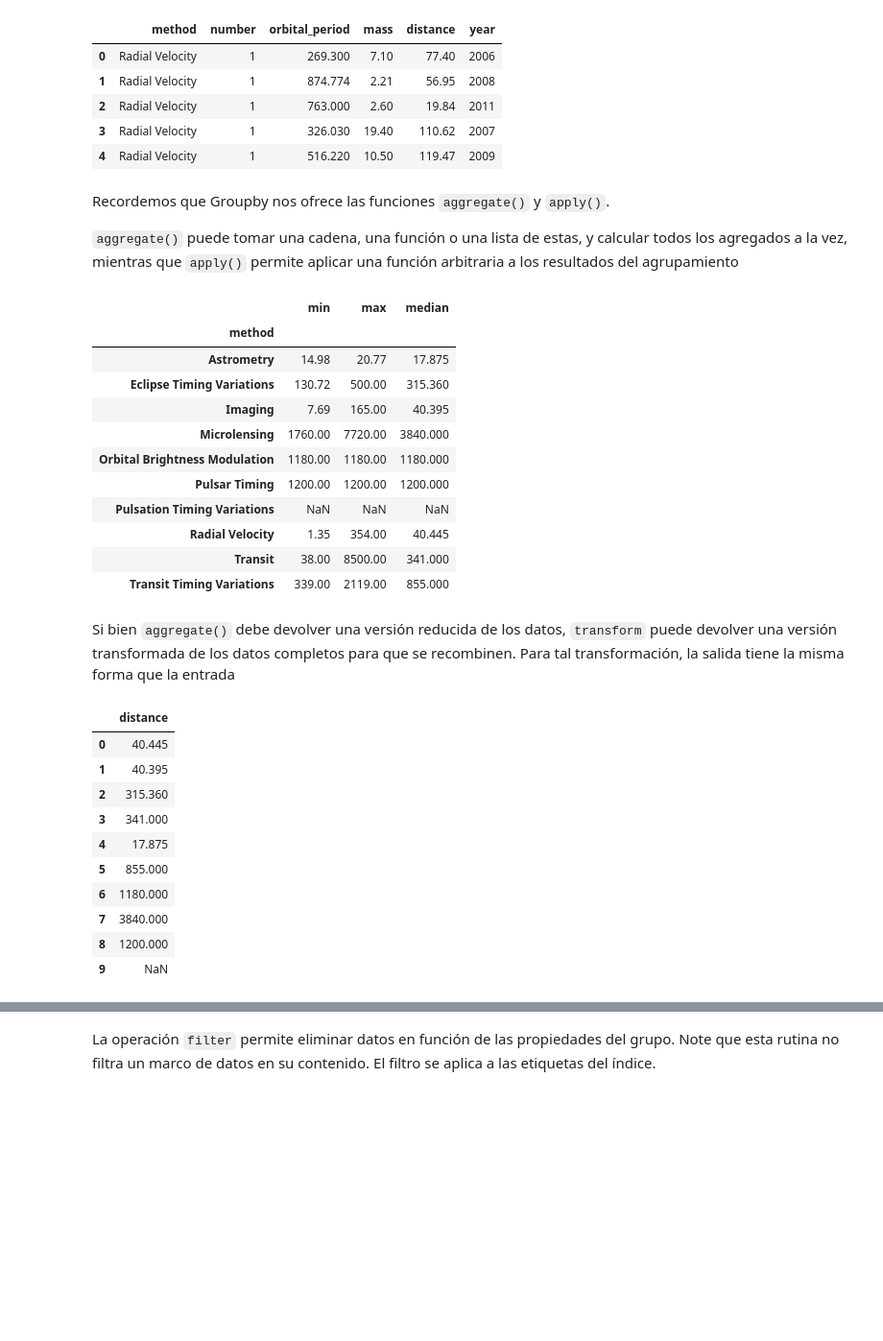
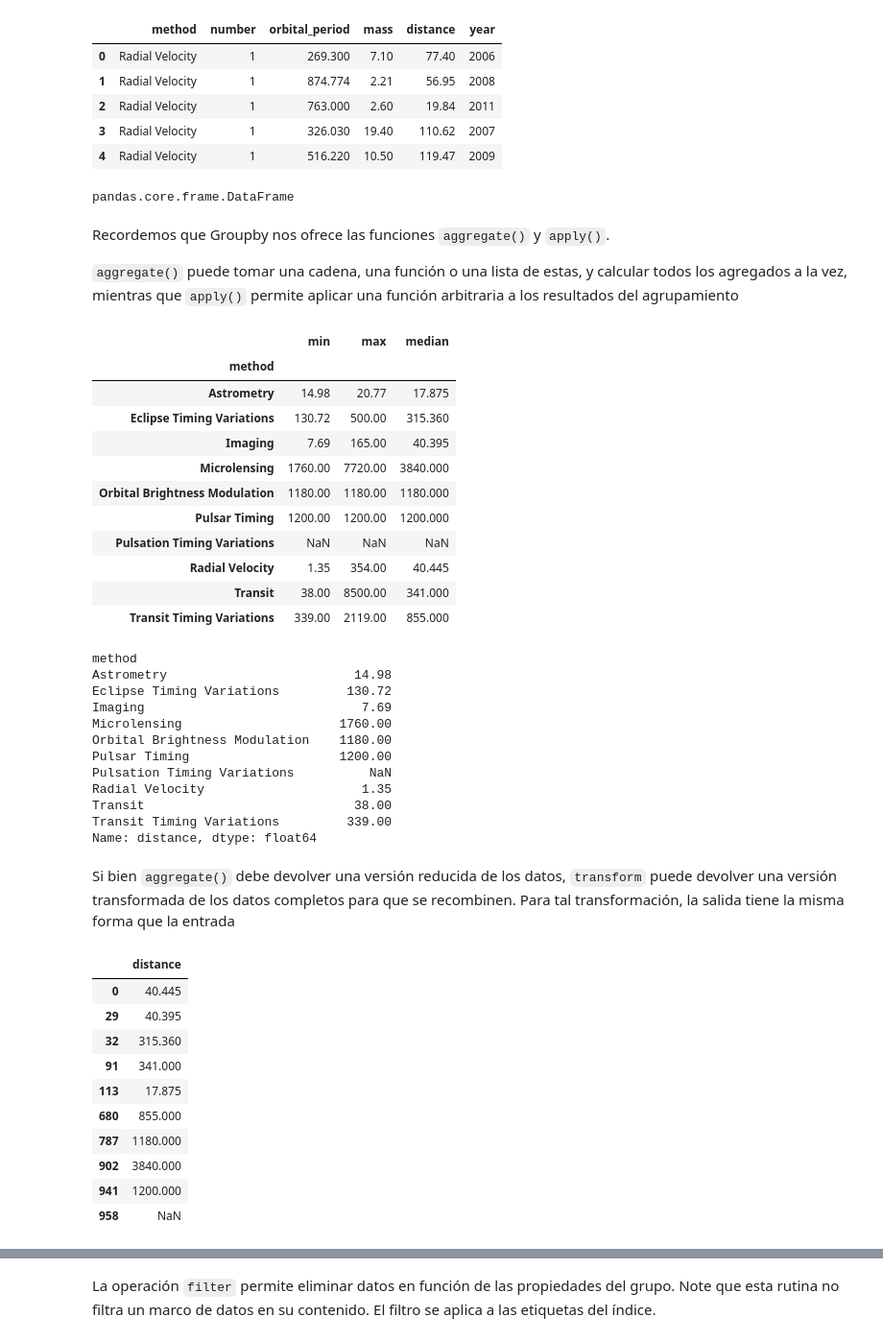
Before and after one commit to darioblandon/Curso1, a Jupyter notebook: S4/s04.ipynb, the cells around one changed output, grey strips where cells are left out. Shown at 96% size. Drawn from its saved outputs; the diff is of its cells as text; code cells hidden in the pictures; blank space fills up the shorter version.

```diff
--- a/S4/s04.ipynb
+++ b/S4/s04.ipynb
@@ -314,40 +377,59 @@ planets.head()
 | 2 | Radial Velocity | 1 | 763.000 | 2.60 | 19.84 | 2011 |
 | 3 | Radial Velocity | 1 | 326.030 | 19.40 | 110.62 | 2007 |
 | 4 | Radial Velocity | 1 | 516.220 | 10.50 | 119.47 | 2009 |
+# %%
+type(planets)
+# %% [output]
+pandas.core.frame.DataFrame
 # %% [markdown]
 Recordemos que Groupby nos ofrece las funciones `aggregate()` y `apply()`.
 
 `aggregate()` puede tomar una cadena, una función o una lista de estas, y calcular todos los agregados a la vez, mientras que `apply()` permite aplicar una función arbitraria a los resultados del agrupamiento
+# %%
+#Mediana
+planets.groupby("method").distance.aggregate(["min", "max", "median"])
+# %% [output]
+|  | min | max | median |
+| method |  |  |  |
+| Astrometry | 14.98 | 20.77 | 17.875 |
+| Eclipse Timing Variations | 130.72 | 500.00 | 315.360 |
+| Imaging | 7.69 | 165.00 | 40.395 |
+| Microlensing | 1760.00 | 7720.00 | 3840.000 |
+| Orbital Brightness Modulation | 1180.00 | 1180.00 | 1180.000 |
+| Pulsar Timing | 1200.00 | 1200.00 | 1200.000 |
+| Pulsation Timing Variations | NaN | NaN | NaN |
+| Radial Velocity | 1.35 | 354.00 | 40.445 |
+| Transit | 38.00 | 8500.00 | 341.000 |
+| Transit Timing Variations | 339.00 | 2119.00 | 855.000 |
 # %%
-planets.groupby("method").distance.aggregate(["min", "max", "median"])
-#planets.groupby("method").distance.apply(np.min)
+planets.groupby("method").distance.apply(np.min)
 # %% [output]
-|  | min | max | median |
-| method |  |  |  |
-| Astrometry | 14.98 | 20.77 | 17.875 |
-| Eclipse Timing Variations | 130.72 | 500.00 | 315.360 |
-| Imaging | 7.69 | 165.00 | 40.395 |
-| Microlensing | 1760.00 | 7720.00 | 3840.000 |
-| Orbital Brightness Modulation | 1180.00 | 1180.00 | 1180.000 |
-| Pulsar Timing | 1200.00 | 1200.00 | 1200.000 |
-| Pulsation Timing Variations | NaN | NaN | NaN |
-| Radial Velocity | 1.35 | 354.00 | 40.445 |
-| Transit | 38.00 | 8500.00 | 341.000 |
-| Transit Timing Variations | 339.00 | 2119.00 | 855.000 |
+method
+Astrometry                         14.98
+Eclipse Timing Variations         130.72
+Imaging                             7.69
+Microlensing                     1760.00
+Orbital Brightness Modulation    1180.00
+Pulsar Timing                    1200.00
+Pulsation Timing Variations          NaN
+Radial Velocity                     1.35
+Transit                            38.00
+Transit Timing Variations         339.00
+Name: distance, dtype: float64
 # %% [markdown]
 Si bien `aggregate()` debe devolver una versión reducida de los datos, `transform` puede devolver una versión transformada de los datos completos para que se recombinen. Para tal transformación, la salida tiene la misma forma que la entrada
 # %%
 df2 = planets.groupby('method')[["distance"]].transform("median").drop_duplicates()
-df2.reset_index(drop=True)
+df2
 # %% [output]
 |  | distance |
 | 0 | 40.445 |
-| 1 | 40.395 |
-| 2 | 315.360 |
-| 3 | 341.000 |
-| 4 | 17.875 |
-| 5 | 855.000 |
-| 6 | 1180.000 |
-| 7 | 3840.000 |
-| 8 | 1200.000 |
-| 9 | NaN |
+| 29 | 40.395 |
+| 32 | 315.360 |
+| 91 | 341.000 |
+| 113 | 17.875 |
+| 680 | 855.000 |
+| 787 | 1180.000 |
+| 902 | 3840.000 |
+| 941 | 1200.000 |
+| 958 | NaN |
```
Also changed, not shown: parts of 23 cells of this notebook.
